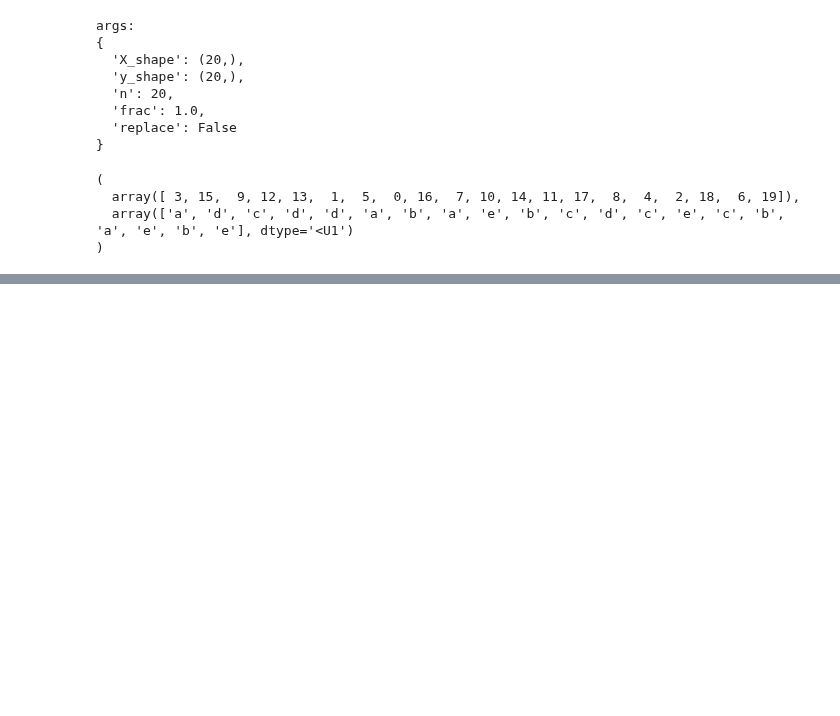
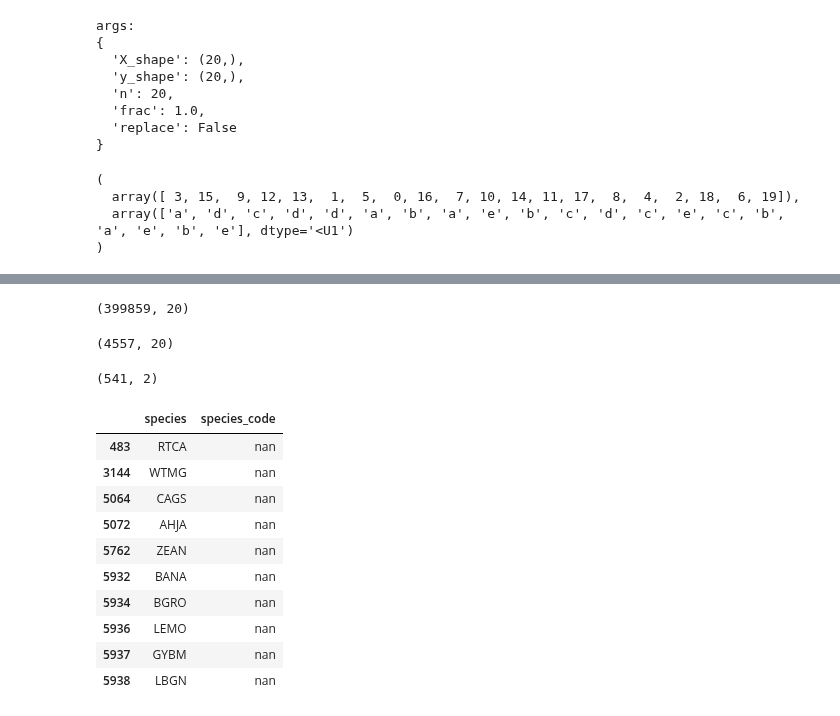
Before and after one commit to jdanbrown/birdgram, a Jupyter notebook: features/notebooks/scratch.ipynb, the cells around one changed output, grey strips where cells are left out. Drawn from its saved outputs; the diff is of its cells as text; code cells hidden in the pictures; blank space fills up the shorter version.

```diff
--- a/features/notebooks/scratch.ipynb
+++ b/features/notebooks/scratch.ipynb
@@ -452,0 +406,26 @@ list(map(list, np.array([1,2,4,8])[:,np.newaxis] * np.array([ 230,99, 24*.45,24*
+# %%
+(xc.metadata
+    .pipe(df_inspect, lambda df: (df.shape,))
+    [lambda df: df.country == 'Costa Rica']
+    .pipe(df_inspect, lambda df: (df.shape,))
+    .species.drop_duplicates().to_frame()
+    # .set_index('species')
+    .join(how='left', other=metadata.species.df.set_index('shorthand')[['species_code']])
+    .pipe(df_inspect, lambda df: (df.shape,))
+    [:10]
+)
+# %% [output]
+(399859, 20)
+(4557, 20)
+(541, 2)
+|  | species | species_code |
+| 483 | RTCA | nan |
+| 3144 | WTMG | nan |
+| 5064 | CAGS | nan |
+| 5072 | AHJA | nan |
+| 5762 | ZEAN | nan |
+| 5932 | BANA | nan |
+| 5934 | BGRO | nan |
+| 5936 | LEMO | nan |
+| 5937 | GYBM | nan |
+| 5938 | LBGN | nan |
```
Also changed, not shown: parts of 4 cells of this notebook, 4 other files.
